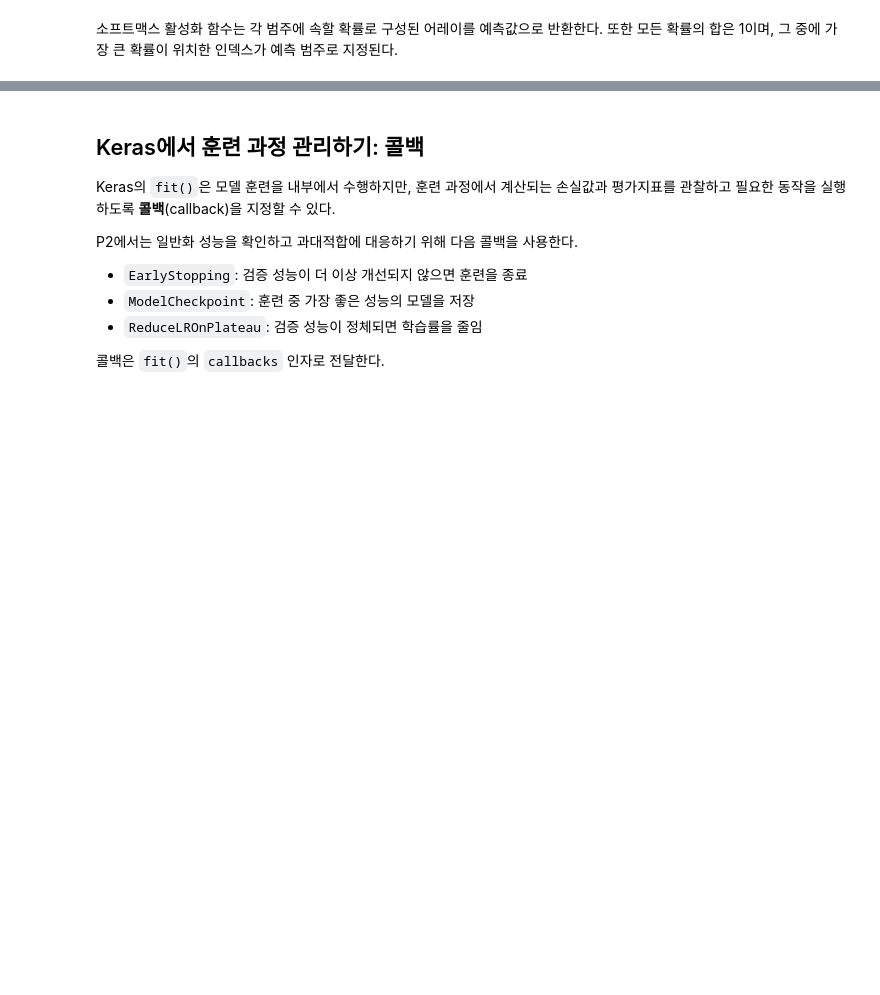
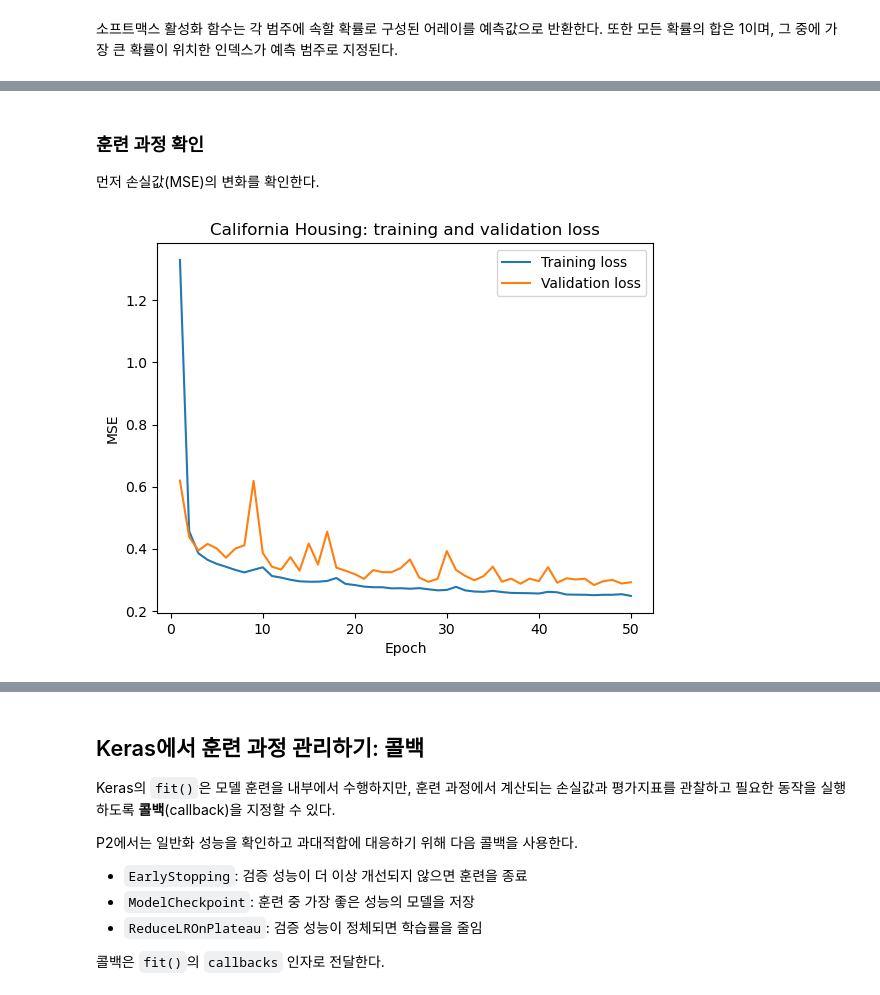
Before and after one commit to codingalzi/code-workout-dlp, a Jupyter notebook: P2_lab_dl_project_types.ipynb, the cells around one changed output, grey strips where cells are left out. Saved outputs shown, nothing was run; the diff lists cells and outputs as text; code cells hidden in the pictures; blank space fills up the shorter version.

```diff
--- a/P2_lab_dl_project_types.ipynb
+++ b/P2_lab_dl_project_types.ipynb
@@ -900,0 +688,14 @@ actual=4.466, predicted=4.403, error=-0.063
+# %%
+regression_model = keras.Sequential([
+    layers.Dense(64, activation="relu"),
+    layers.Dense(64, activation="relu"),
+    layers.Dense(1)
+])
+
+regression_model.compile(
+    optimizer="adam",
+    loss="mse",
+    metrics=[
+        keras.metrics.RootMeanSquaredError(name="rmse")
+    ]
+)
@@ -900,0 +723,9 @@ actual=4.466, predicted=4.403, error=-0.063
+# %%
+regression_history = regression_model.fit(
+    housing_X_train_scaled,
+    housing_y_train,
+    epochs=50,
+    batch_size=64,
+    validation_data=(housing_X_val_scaled, housing_y_val),
+    verbose=1
+)
@@ -900,0 +750,17 @@ actual=4.466, predicted=4.403, error=-0.063
+# %% [markdown]
+### 훈련 과정 확인
+
+먼저 손실값(MSE)의 변화를 확인한다.
+# %%
+reg_epochs = range(1, len(regression_history.history["loss"]) + 1)
+
+plt.figure()
+plt.plot(reg_epochs, regression_history.history["loss"], label="Training loss")
+plt.plot(reg_epochs, regression_history.history["val_loss"], label="Validation loss")
+plt.xlabel("Epoch")
+plt.ylabel("MSE")
+plt.title("California Housing: training and validation loss")
+plt.legend()
+plt.show()
+# %% [output]
+[figure, added]
```
Also changed, not shown: parts of 86 cells of this notebook, 1 other file.
